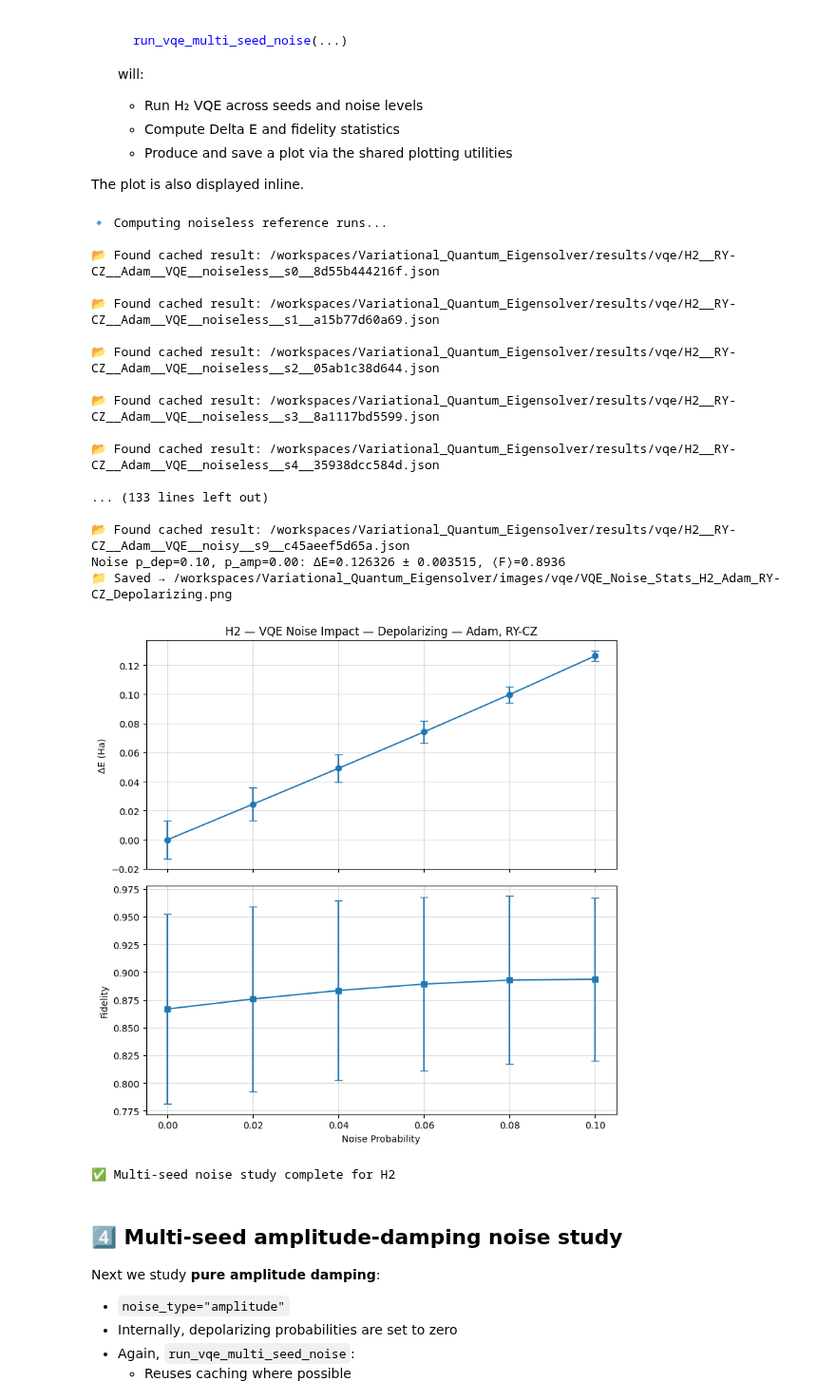
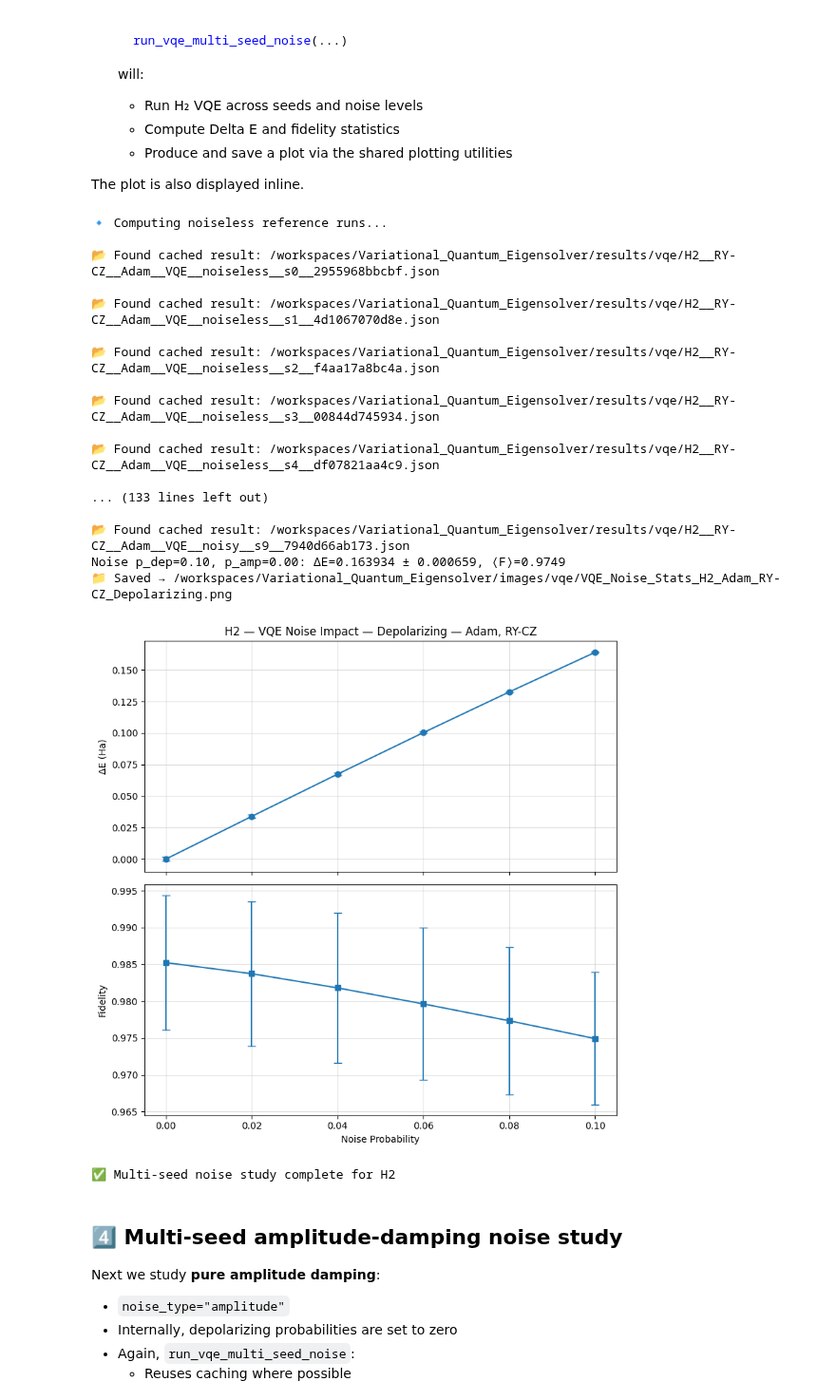
Before and after one commit to SidRichardsQuantum/Variational_Quantum_Eigensolver, a Jupyter notebook: notebooks/vqe/H2/Noise_Scan.ipynb, the cells around one changed output. Shown at 95% size. Cells and saved outputs as stored; diff of their text form; code cells hidden in the pictures.

```diff
--- a/notebooks/vqe/H2/Noise_Scan.ipynb
+++ b/notebooks/vqe/H2/Noise_Scan.ipynb
@@ -81,36 +81,36 @@ The plot is also displayed inline.
 # %%
 _ = run_vqe_multi_seed_noise(
     molecule="H2",
     ansatz_name="RY-CZ",
     optimizer_name="Adam",
-    steps=30,
+    steps=50,
     stepsize=0.2,
     seeds=seeds,
     noise_type="depolarizing",
     depolarizing_probs=noise_levels,
     mapping="jordan_wigner",
     force=False,
     show=True,  # display the package-generated plot
 )
 # %% [output]
 🔹 Computing noiseless reference runs...
 
-📂 Found cached result: /workspaces/Variational_Quantum_Eigensolver/results/vqe/H2__RY-CZ__Adam__VQE__noiseless__s0__8d55b444216f.json
+📂 Found cached result: /workspaces/Variational_Quantum_Eigensolver/results/vqe/H2__RY-CZ__Adam__VQE__noiseless__s0__2955968bbcbf.json
 
-📂 Found cached result: /workspaces/Variational_Quantum_Eigensolver/results/vqe/H2__RY-CZ__Adam__VQE__noiseless__s1__a15b77d60a69.json
+📂 Found cached result: /workspaces/Variational_Quantum_Eigensolver/results/vqe/H2__RY-CZ__Adam__VQE__noiseless__s1__4d1067070d8e.json
 
-📂 Found cached result: /workspaces/Variational_Quantum_Eigensolver/results/vqe/H2__RY-CZ__Adam__VQE__noiseless__s2__05ab1c38d644.json
+📂 Found cached result: /workspaces/Variational_Quantum_Eigensolver/results/vqe/H2__RY-CZ__Adam__VQE__noiseless__s2__f4aa17a8bc4a.json
 
-📂 Found cached result: /workspaces/Variational_Quantum_Eigensolver/results/vqe/H2__RY-CZ__Adam__VQE__noiseless__s3__8a1117bd5599.json
+📂 Found cached result: /workspaces/Variational_Quantum_Eigensolver/results/vqe/H2__RY-CZ__Adam__VQE__noiseless__s3__00844d745934.json
 
-📂 Found cached result: /workspaces/Variational_Quantum_Eigensolver/results/vqe/H2__RY-CZ__Adam__VQE__noiseless__s4__35938dcc584d.json
+📂 Found cached result: /workspaces/Variational_Quantum_Eigensolver/results/vqe/H2__RY-CZ__Adam__VQE__noiseless__s4__df07821aa4c9.json
 
 ... (133 lines left out)
 
-📂 Found cached result: /workspaces/Variational_Quantum_Eigensolver/results/vqe/H2__RY-CZ__Adam__VQE__noisy__s9__c45aeef5d65a.json
-Noise p_dep=0.10, p_amp=0.00: ΔE=0.126326 ± 0.003515, ⟨F⟩=0.8936
+📂 Found cached result: /workspaces/Variational_Quantum_Eigensolver/results/vqe/H2__RY-CZ__Adam__VQE__noisy__s9__7940d66ab173.json
+Noise p_dep=0.10, p_amp=0.00: ΔE=0.163934 ± 0.000659, ⟨F⟩=0.9749
 📁 Saved → /workspaces/Variational_Quantum_Eigensolver/images/vqe/VQE_Noise_Stats_H2_Adam_RY-CZ_Depolarizing.png
-[figure, old version]
+[figure, new version]
 ✅ Multi-seed noise study complete for H2
 # %% [markdown]
 ## 4️⃣ Multi-seed amplitude-damping noise study
```
Also changed, not shown: parts of 2 cells of this notebook, 3 other files.
